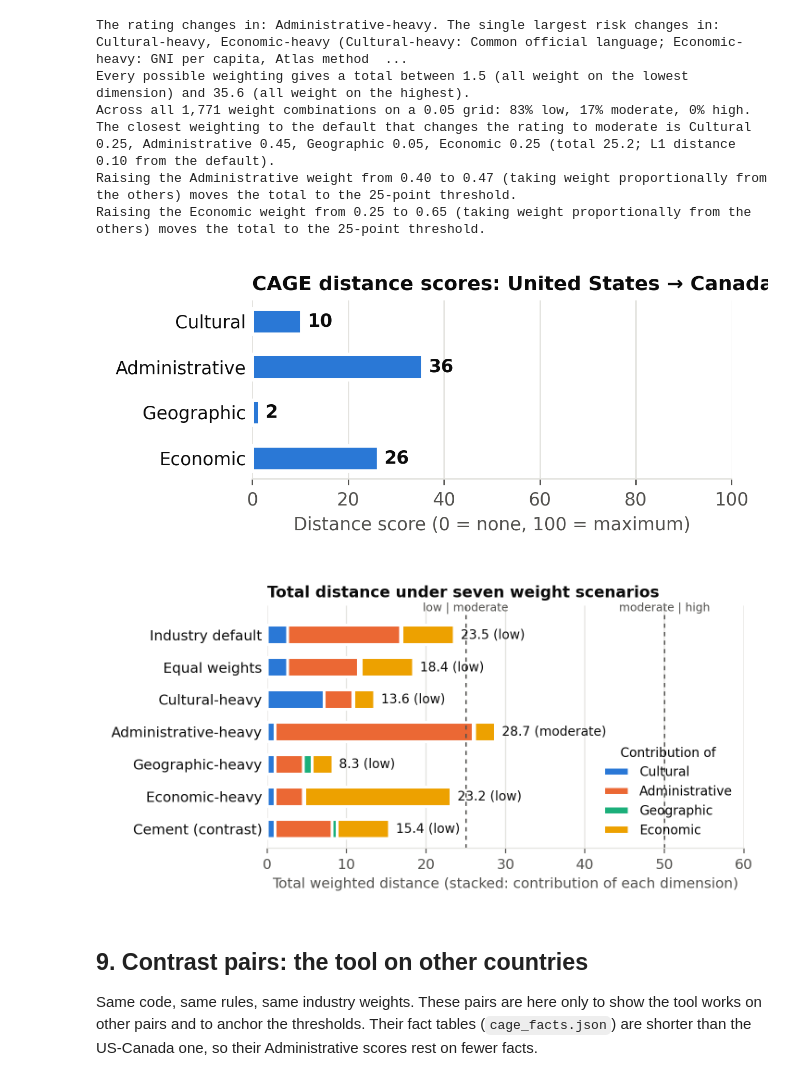
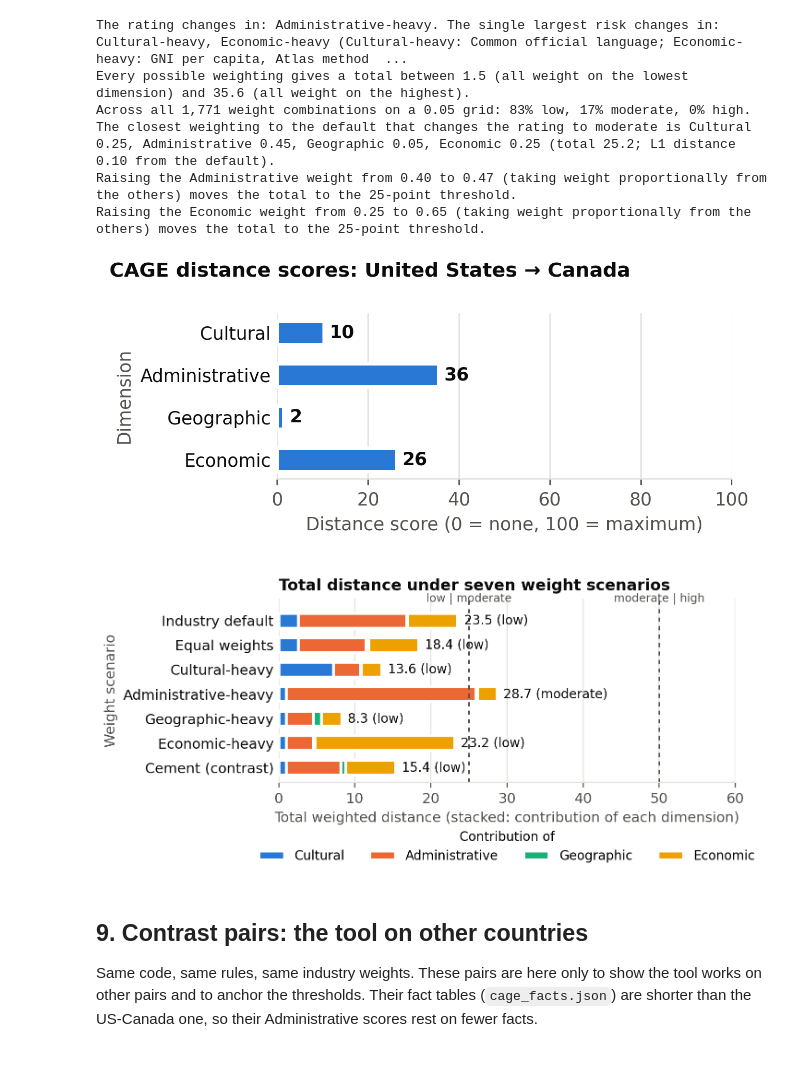
Before and after one commit to diggyhsmith/fcfo-pipeline, a Jupyter notebook: cage-distance/cage_distance.ipynb, the cells around one changed output. Drawn from its saved outputs; the diff is of its cells as text; code cells hidden in the pictures.

Commit message:
cage-distance: fit chart title, add y-axis titles, move sensitivity legend, fix PDF wording and 2f header
Co-Authored-By: Claude Opus 5.5 <noreply@anthropic.com>

```diff
--- a/cage-distance/cage_distance.ipynb
+++ b/cage-distance/cage_distance.ipynb
@@ -413,7 +413,7 @@ def score_cultural(a, b):
         big = max(gaps, key=lambda k: abs(gaps[k]))
         comps.append(comp("ksi", "Hofstede Kogut-Singh index (6 dims)", f"{ksi:.3f}", f"rank {rank} of {len(others)} closest", pct, True, [hs],
                           f"largest gap: {big} {gaps[big]:+d} points"))
-        notes.append(f"The Kogut-Singh index across Hofstede's six dimensions is {ksi:.2f}. Only {rank - 1} of the {len(others)} other countries with all six scores are closer to "
+        notes.append(f"The Kogut-Singh index across Hofstede's six dimensions is {ksi:.2f}. Only {rank - 1} of the {len(others)} other countries with all six scores {'is' if rank - 1 == 1 else 'are'} closer to "
                      f"{capital(a)['name']} than {capital(b)['name']} is (rank {rank}), so this indicator scores {pct:.0f}. The largest single gap is {big.lower()} ({gaps[big]:+d} points).")
         ctx = {"hofstede": {HOF_NAMES[d]: (int(hof.loc[a, d]), int(hof.loc[b, d])) for d in HOF_DIMS}, "ksi": ksi, "rank": rank, "n": len(others)}
     else:
@@ -910,7 +910,8 @@ def bar_chart(res, path, title):
     for s in ("top", "right", "left"):
         ax.spines[s].set_visible(False)
     ax.tick_params(axis="y", length=0)
-    ax.set_title(title, loc="left", color=INK, fontsize=11, fontweight="bold")
+    ax.set_ylabel("Dimension")
+    fig.suptitle(title, x=0.02, ha="left", color=INK, fontsize=11, fontweight="bold")   # figure-level, so tight_layout keeps it inside
     fig.tight_layout()
     fig.savefig(path, facecolor=SURF)
     plt.close(fig)
@@ -923,37 +924,38 @@ def sensitivity_chart(res, sens_df, path, title):
         w = SCEN[name]
         have = {d: res["dims"][d]["score"] for d in DIMS if res["dims"][d]["score"] is not None}
         ws = sum(w[d] for d in have)
         left = 0
         for d in DIMS:
             v = have.get(d, 0) * w[d] / ws
             ax.barh(y, v, left=left, height=0.6, color=SERIES[d], edgecolor=SURF, linewidth=2, label=d if y == ys[0] else None)
             left += v
         ax.text(left + 0.8, y, f"{left:.1f} ({rating(left)})", va="center", ha="left", color=INK, fontsize=9)
     for x, lab in ((THRESHOLDS["low"], "low | moderate"), (THRESHOLDS["high"], "moderate | high")):
         ax.axvline(x, color=INK2, linewidth=1, linestyle=(0, (3, 3)))
         ax.text(x, len(names) - 0.35, lab, ha="center", va="bottom", color=INK2, fontsize=8)
     ax.set_yticks(ys, names)
     ax.set_xlim(0, max(60, sens_df.total.max() + 15))
     ax.set_ylim(-0.6, len(names) - 0.1)
     ax.set_xlabel("Total weighted distance (stacked: contribution of each dimension)")
     ax.grid(axis="x", color=GRID, linewidth=0.8)
     ax.set_axisbelow(True)
     for s in ("top", "right", "left"):
         ax.spines[s].set_visible(False)
     ax.tick_params(axis="y", length=0)
-    ax.legend(loc="lower right", frameon=False, fontsize=9, title="Contribution of", title_fontsize=9)
+    ax.set_ylabel("Weight scenario")
+    ax.legend(loc="upper center", bbox_to_anchor=(0.5, -0.2), ncol=4, frameon=False, fontsize=9, title="Contribution of", title_fontsize=9)   # below the plot, clear of every label
     ax.set_title(title, loc="left", color=INK, fontsize=11, fontweight="bold")
     fig.tight_layout()
-    fig.savefig(path, facecolor=SURF)
+    fig.savefig(path, facecolor=SURF, bbox_inches="tight", pad_inches=0.08)
     plt.close(fig)
 
 bar_chart(R, HERE / "cage_scores.png", f"CAGE distance scores: {R['home_name']} → {R['target_name']}")
 sensitivity_chart(R, SENS, HERE / "cage_sensitivity.png", "Total distance under seven weight scenarios")
 display(IPImage(filename=str(HERE / "cage_scores.png")))
 display(IPImage(filename=str(HERE / "cage_sensitivity.png")))
 # %% [output]
-[figure, old version]
+[figure, new version]
-[figure, old version]
+[figure, new version]
 # %% [markdown]
 ## 9. Contrast pairs: the tool on other countries
 
```
Also changed, not shown: parts of 1 cell of this notebook, 6 other files.
